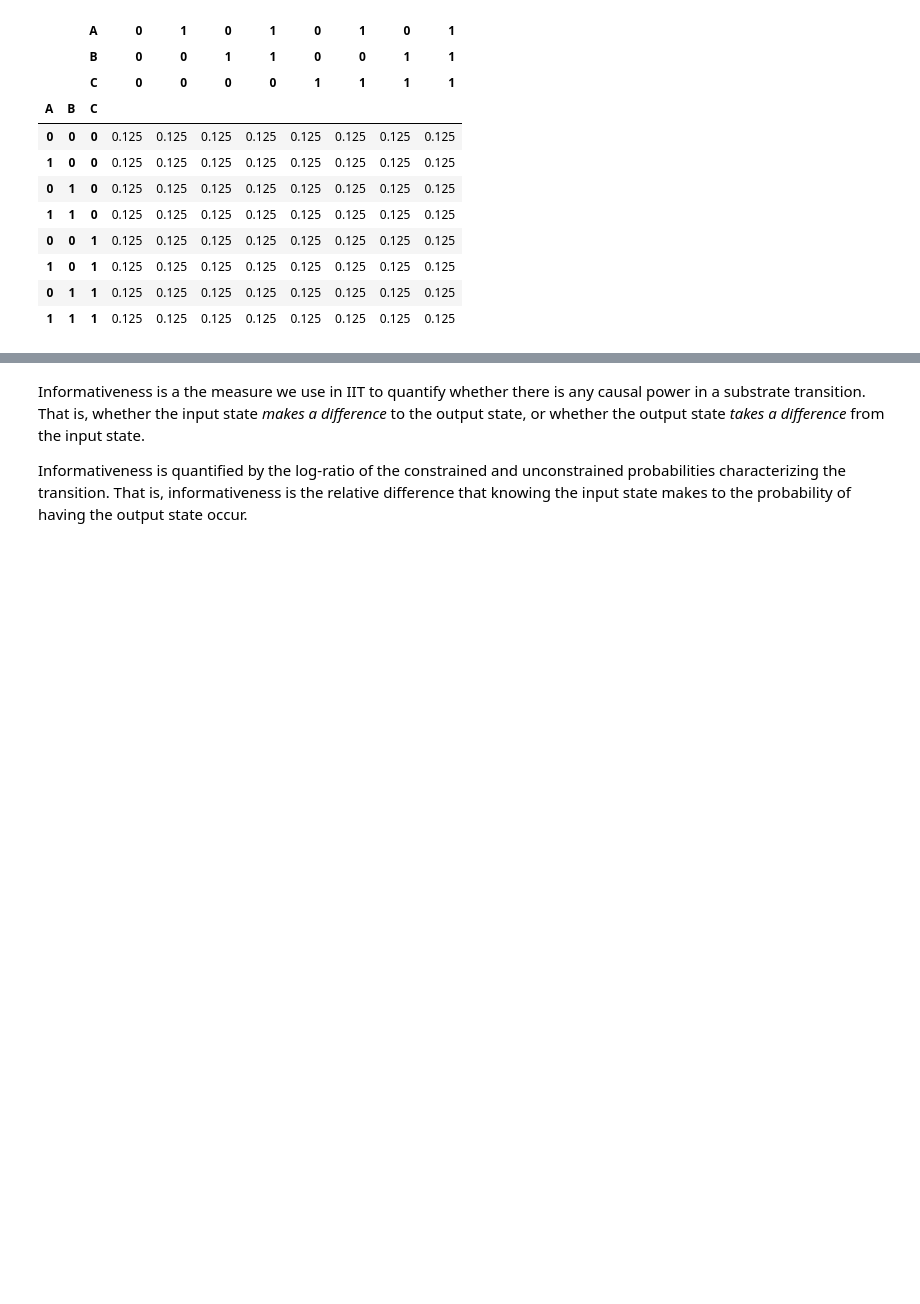
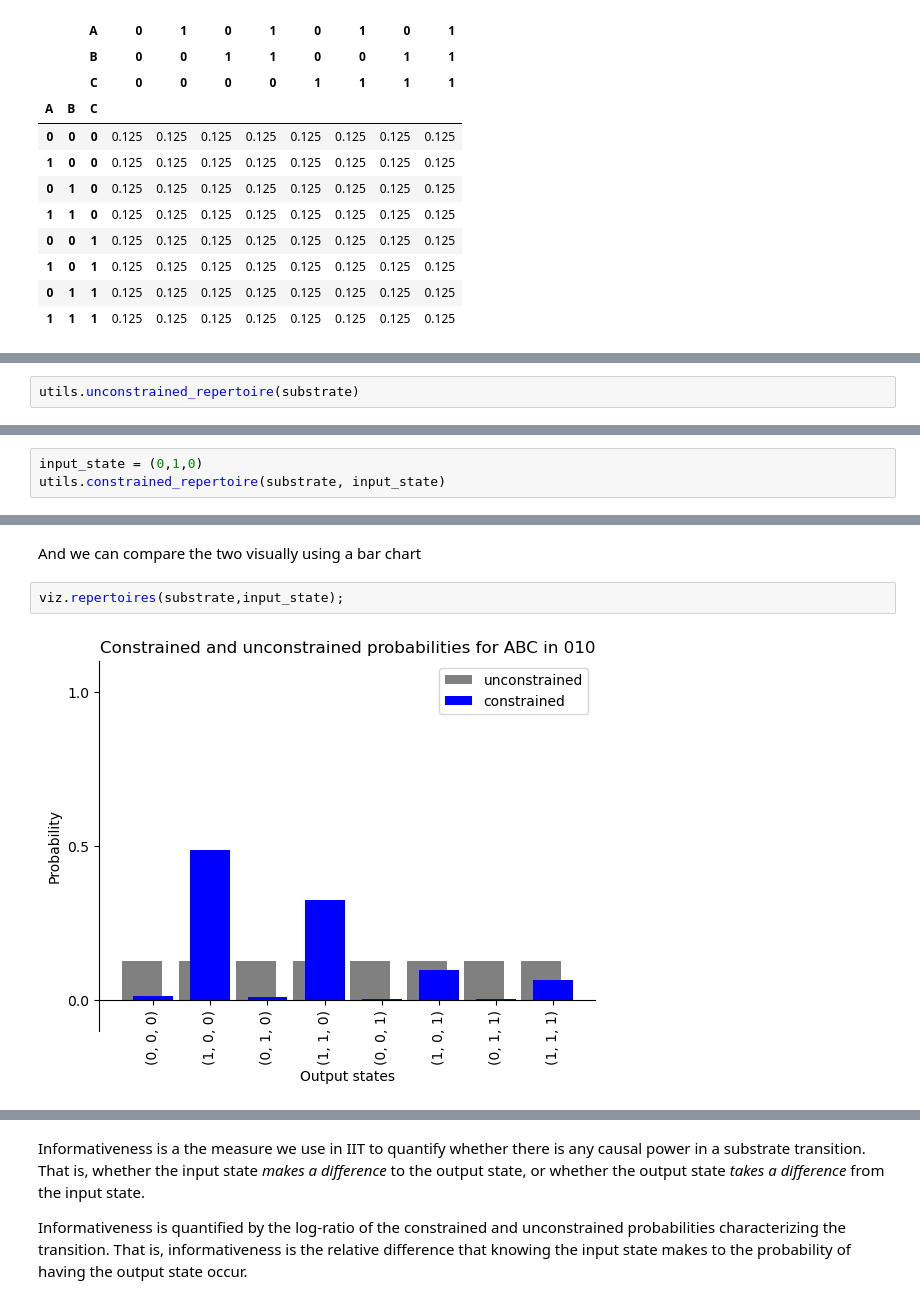
Before and after one commit to bjorneju/IIT_wiki_tutorial, a Jupyter notebook: notebooks/1_assessing_existence.ipynb, the cells around one changed output, grey strips where cells are left out. Cells and saved outputs as stored; diff of their text form; blank space fills up the shorter version.

```diff
--- a/notebooks/1_assessing_existence.ipynb
+++ b/notebooks/1_assessing_existence.ipynb
@@ -426,0 +481,2 @@ P_all_unconstrained
+# %%
+utils.unconstrained_repertoire(substrate)
@@ -426,0 +496,3 @@ P_all_unconstrained
+# %%
+input_state = (0,1,0)
+utils.constrained_repertoire(substrate, input_state)
@@ -426,0 +510,6 @@ P_all_unconstrained
+# %% [markdown]
+And we can compare the two visually using a bar chart
+# %%
+viz.repertoires(substrate,input_state);
+# %% [output]
+[figure, added]
```
Also changed, not shown: parts of 45 cells of this notebook, 2 other files.
